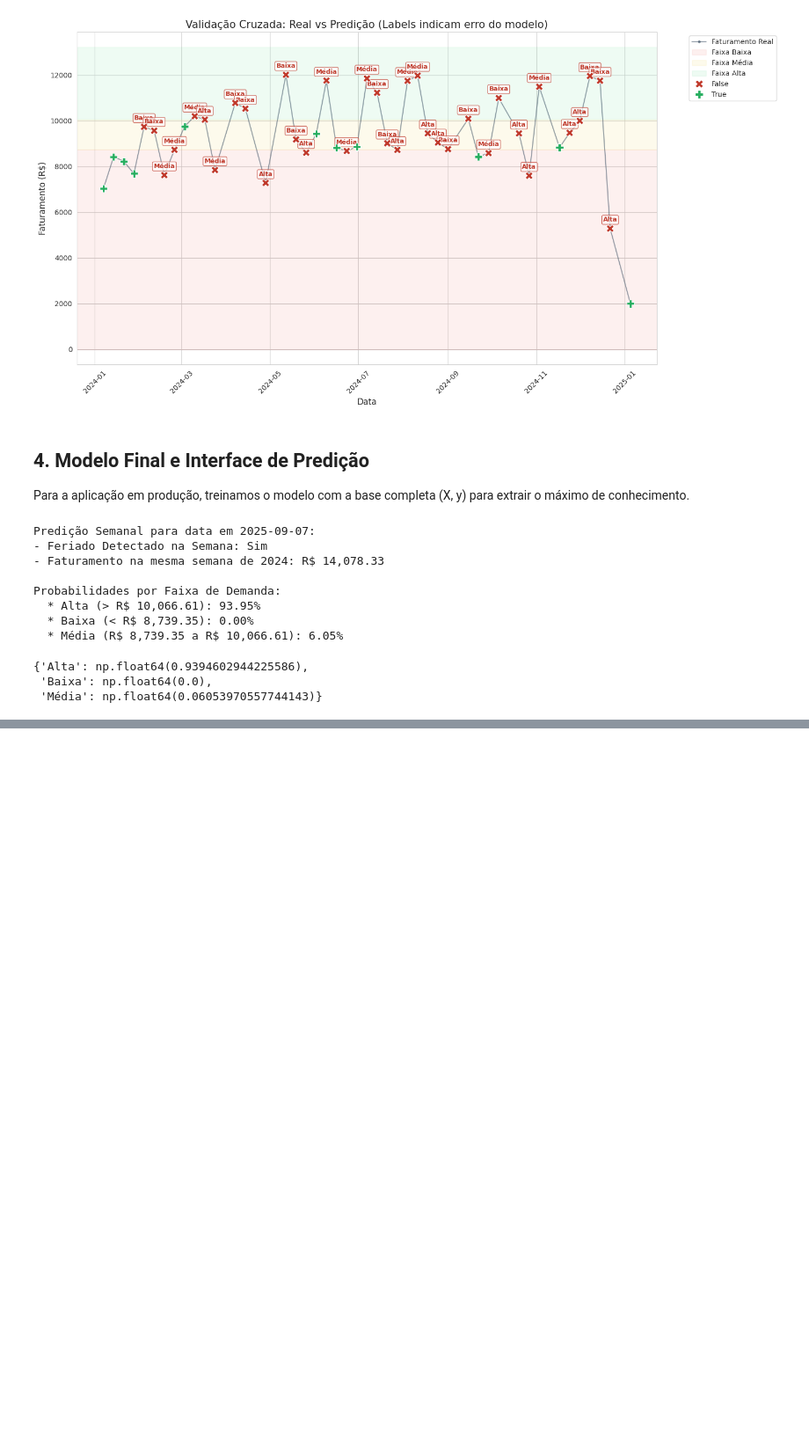
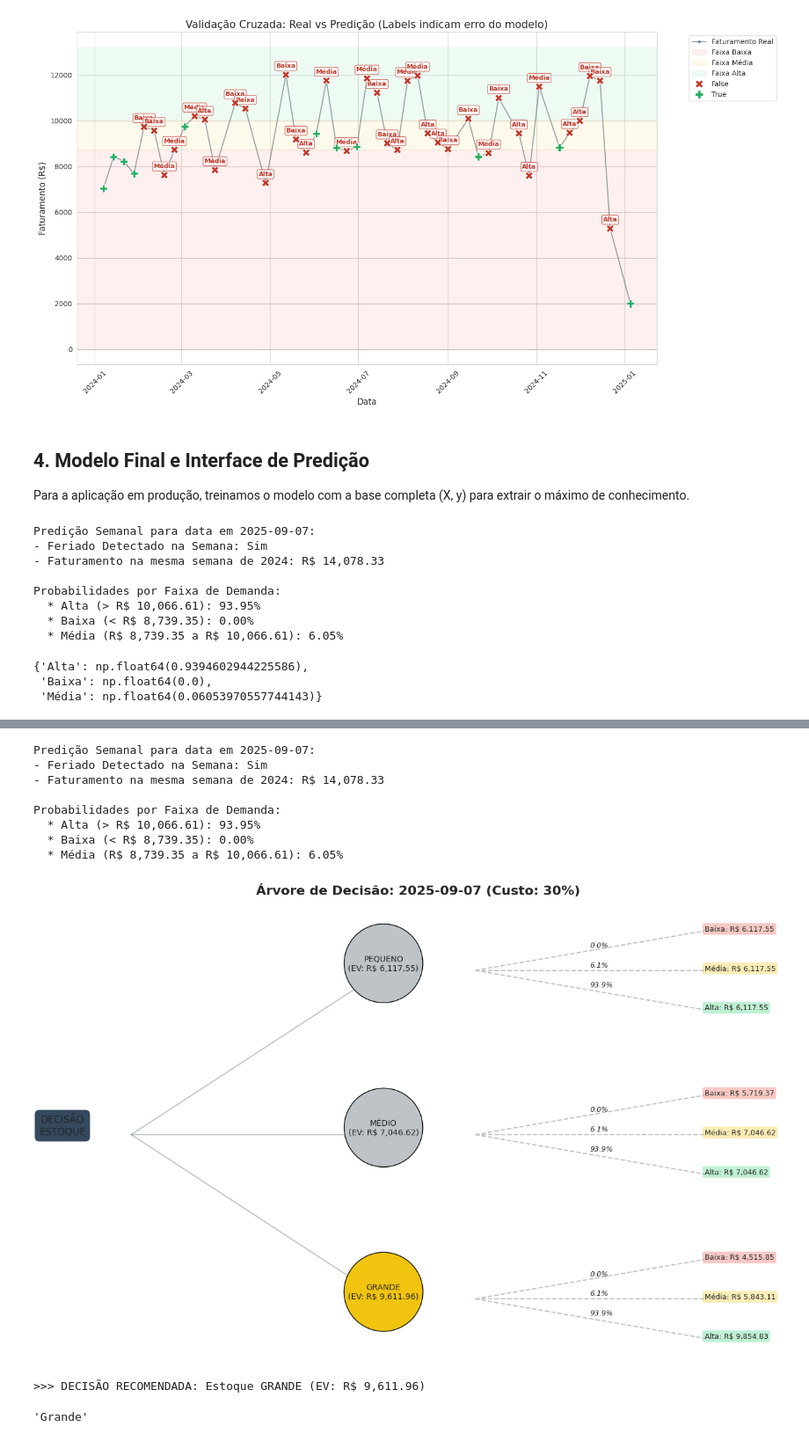
Before and after one commit to tiribsil/tdcc, a Jupyter notebook: t1/modelo_am.ipynb, the cells around one changed output, grey strips where cells are left out. Shown at 88% size. Saved outputs shown, nothing was run; the diff lists cells and outputs as text; code cells hidden in the pictures; blank space fills up the shorter version.

Commit message:
árvore de decisão

```diff
--- a/t1/modelo_am.ipynb
+++ b/t1/modelo_am.ipynb
@@ -192,7 +195,7 @@ Para a aplicação em produção, treinamos o modelo com a base completa (X, y)
 model = RandomForestClassifier(n_estimators=100, random_state=42, class_weight='balanced')
 model.fit(X, y)
 
-def prever_probabilidades_robusto(ano, mes, dia):
+def prever_probabilidades_robusto(dia, mes, ano):
     data_alvo = pd.to_datetime(f"{ano}-{mes:02d}-{dia:02d}")
     periodo = pd.date_range(start=data_alvo - pd.Timedelta(days=3), end=data_alvo + pd.Timedelta(days=3))
 
@@ -233,7 +236,7 @@ def prever_probabilidades_robusto(ano, mes, dia):
     return dict(zip(model.classes_, probs))
 
 # Exemplo: Semana do 7 de Setembro de 2025
-prever_probabilidades_robusto(2025, 9, 7)
+prever_probabilidades_robusto(7, 9, 2025)
 # %% [output]
 Predição Semanal para data em 2025-09-07:
 - Feriado Detectado na Semana: Sim
@@ -248,0 +346,16 @@ Probabilidades por Faixa de Demanda:
+# %%
+
+# Executar exemplo e salvar
+decidir_estoque_otimo(7, 9, 2025, c=0.3)
+# %% [output]
+Predição Semanal para data em 2025-09-07:
+- Feriado Detectado na Semana: Sim
+- Faturamento na mesma semana de 2024: R$ 14,078.33
+
+Probabilidades por Faixa de Demanda:
+  * Alta (> R$ 10,066.61): 93.95%
+  * Baixa (< R$ 8,739.35): 0.00%
+  * Média (R$ 8,739.35 a R$ 10,066.61): 6.05%
+[figure, added]
+>>> DECISÃO RECOMENDADA: Estoque GRANDE (EV: R$ 9,611.96)
+'Grande'
```
Also changed, not shown: parts of 4 cells of this notebook, 1 other file.
